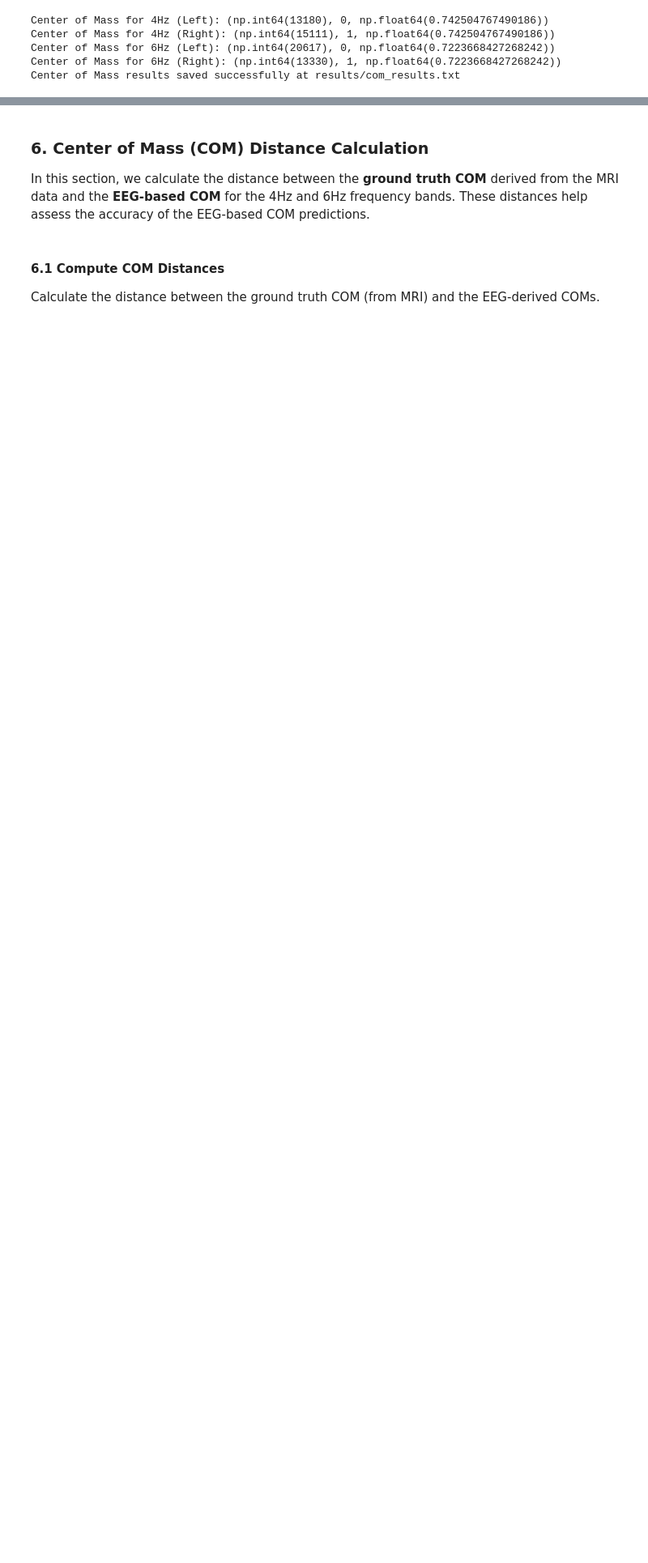
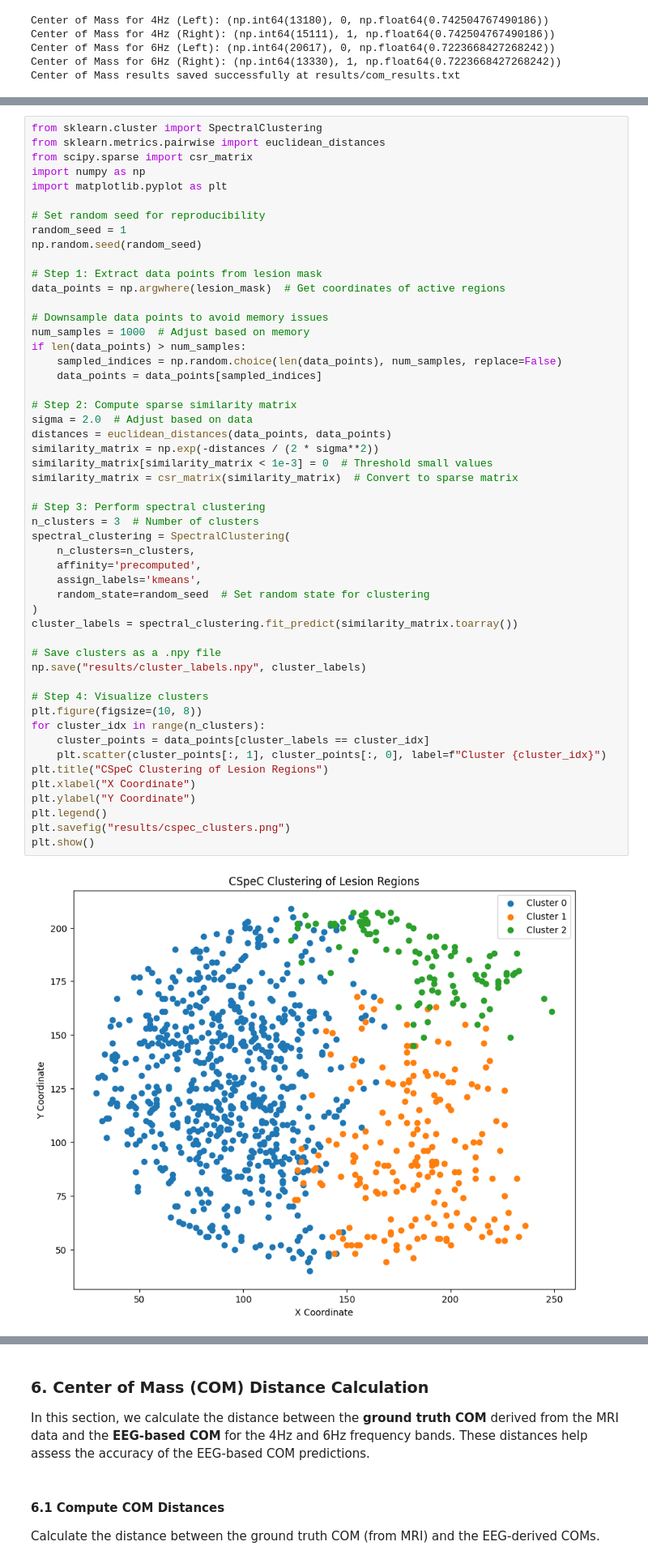
Before and after one commit to michaela10c/SilenceMap-Adaptation-and-Extensions, a Jupyter notebook: Part1-SilenceMap_Replication.ipynb, the cells around one changed output, grey strips where cells are left out. Shown at 81% size. Cells and saved outputs as stored; diff of their text form; blank space fills up the shorter version.

Commit message:
Added results from clustering

```diff
--- a/Part1-SilenceMap_Replication.ipynb
+++ b/Part1-SilenceMap_Replication.ipynb
@@ -986,0 +997,53 @@ Center of Mass results saved successfully at results/com_results.txt
+# %%
+from sklearn.cluster import SpectralClustering
+from sklearn.metrics.pairwise import euclidean_distances
+from scipy.sparse import csr_matrix
+import numpy as np
+import matplotlib.pyplot as plt
+
+# Set random seed for reproducibility
+random_seed = 1
+np.random.seed(random_seed)
+
+# Step 1: Extract data points from lesion mask
+data_points = np.argwhere(lesion_mask)  # Get coordinates of active regions
+
+# Downsample data points to avoid memory issues
+num_samples = 1000  # Adjust based on memory
+if len(data_points) > num_samples:
+    sampled_indices = np.random.choice(len(data_points), num_samples, replace=False)
+    data_points = data_points[sampled_indices]
+
+# Step 2: Compute sparse similarity matrix
+sigma = 2.0  # Adjust based on data
+distances = euclidean_distances(data_points, data_points)
+similarity_matrix = np.exp(-distances / (2 * sigma**2))
+similarity_matrix[similarity_matrix < 1e-3] = 0  # Threshold small values
+similarity_matrix = csr_matrix(similarity_matrix)  # Convert to sparse matrix
+
+# Step 3: Perform spectral clustering
+n_clusters = 3  # Number of clusters
+spectral_clustering = SpectralClustering(
+    n_clusters=n_clusters,
+    affinity='precomputed',
+    assign_labels='kmeans',
+    random_state=random_seed  # Set random state for clustering
+)
+cluster_labels = spectral_clustering.fit_predict(similarity_matrix.toarray())
+
+# Save clusters as a .npy file
+np.save("results/cluster_labels.npy", cluster_labels)
+
+# Step 4: Visualize clusters
+plt.figure(figsize=(10, 8))
+for cluster_idx in range(n_clusters):
+    cluster_points = data_points[cluster_labels == cluster_idx]
+    plt.scatter(cluster_points[:, 1], cluster_points[:, 0], label=f"Cluster {cluster_idx}")
+plt.title("CSpeC Clustering of Lesion Regions")
+plt.xlabel("X Coordinate")
+plt.ylabel("Y Coordinate")
+plt.legend()
+plt.savefig("results/cspec_clusters.png")
+plt.show()
+# %% [output]
+[figure, added]
```
Also changed, not shown: parts of 17 cells of this notebook, 5 other files.
